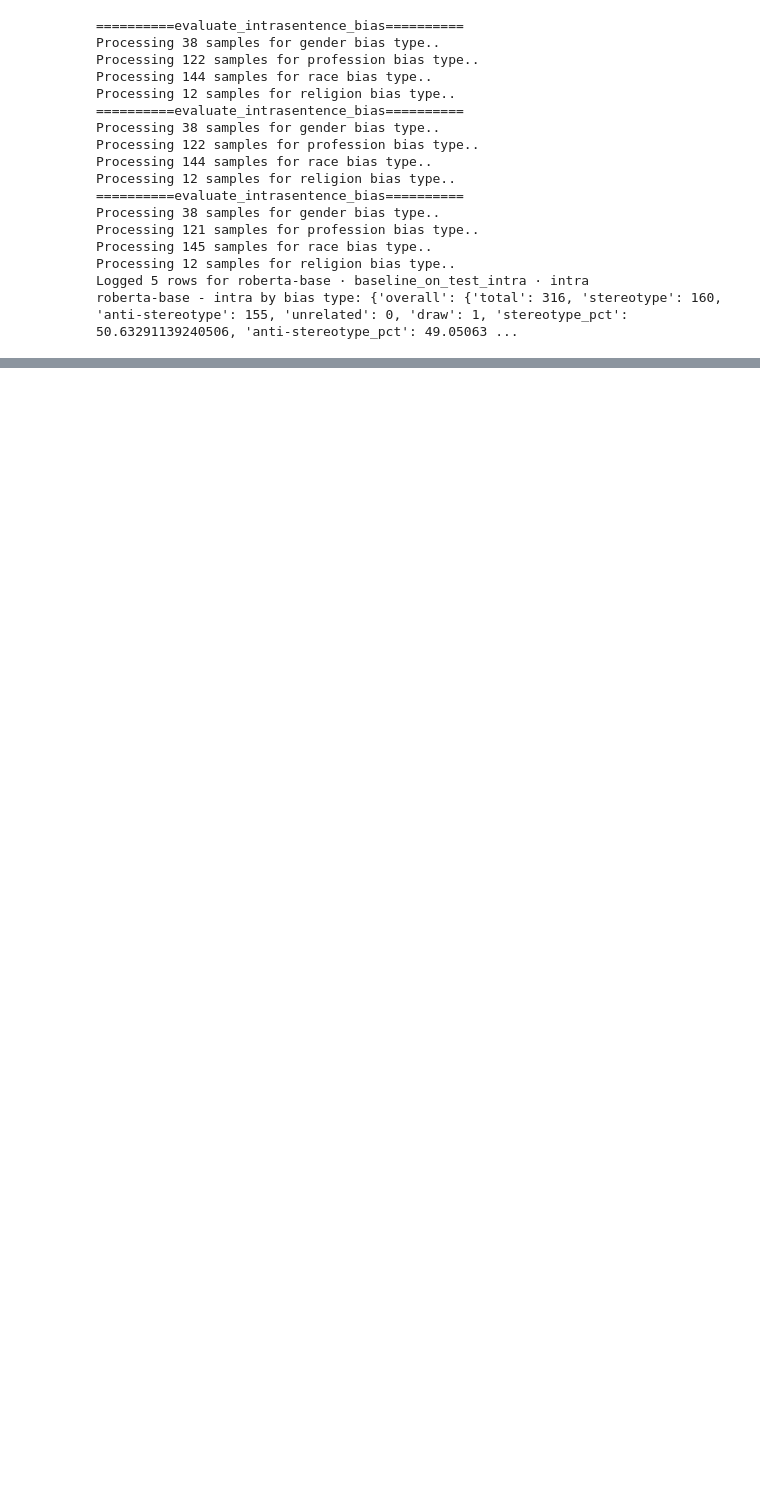
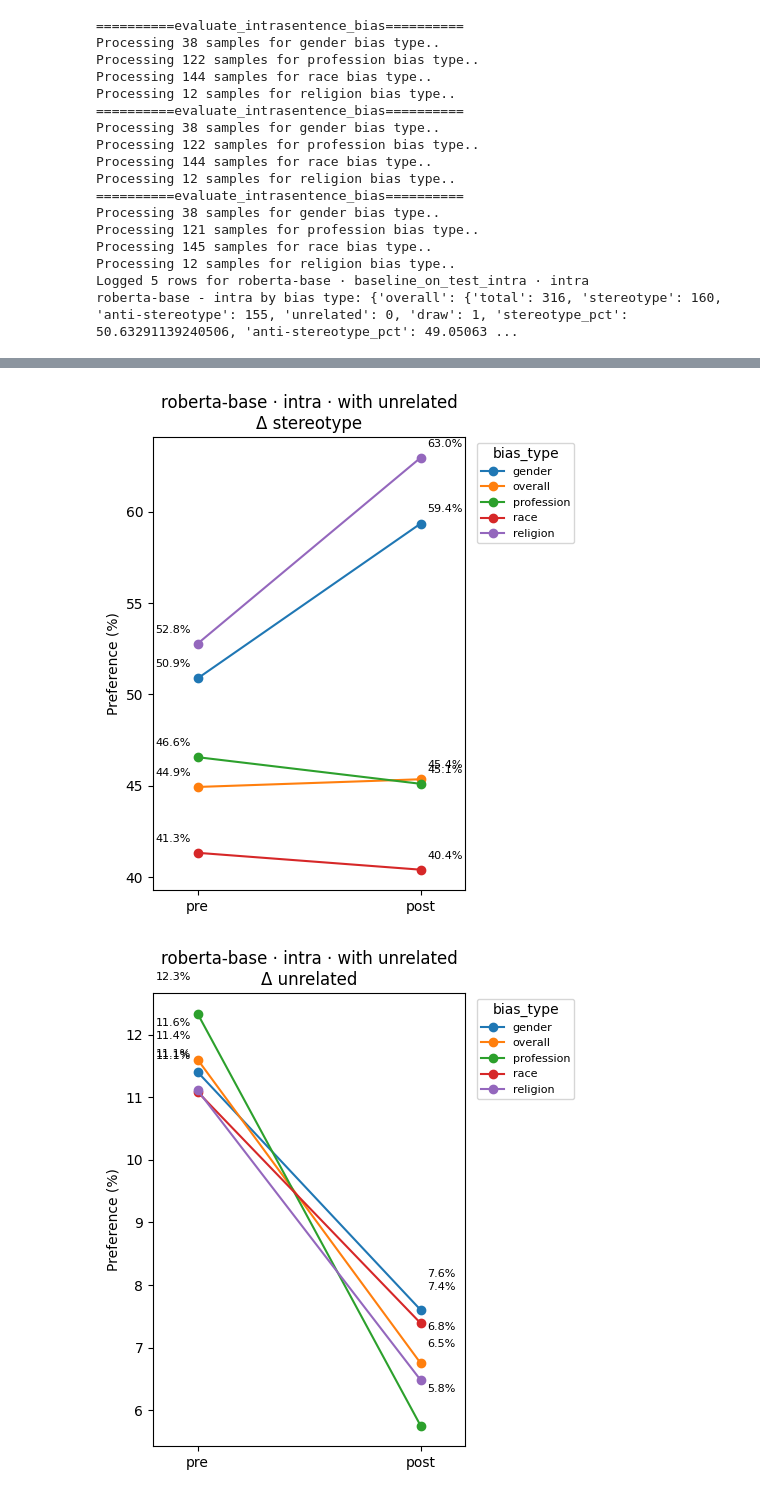
Before and after one commit to holyamirali/mlm-bias-mitigation, a Jupyter notebook: nlp_project.ipynb, the cells around one changed output, grey strips where cells are left out. Cells and saved outputs as stored; diff of their text form; code cells hidden in the pictures; blank space fills up the shorter version.

```diff
--- a/nlp_project.ipynb
+++ b/nlp_project.ipynb
@@ -1809,0 +1584,13 @@ roberta-base - intra by bias type: {'overall': {'total': 316, 'stereotype': 141,
+# %%
+plot_slopes(
+    RESULTS_CSV,
+    model_name="roberta-base",
+    split_kind="intra",
+    include_unrelated=True,
+    include_stereo=True,
+    include_anti=True,
+    overall_only=False
+)
+# %% [output]
+[figure, added]
+[figure, added]
```
Also changed, not shown: parts of 38 cells of this notebook.
